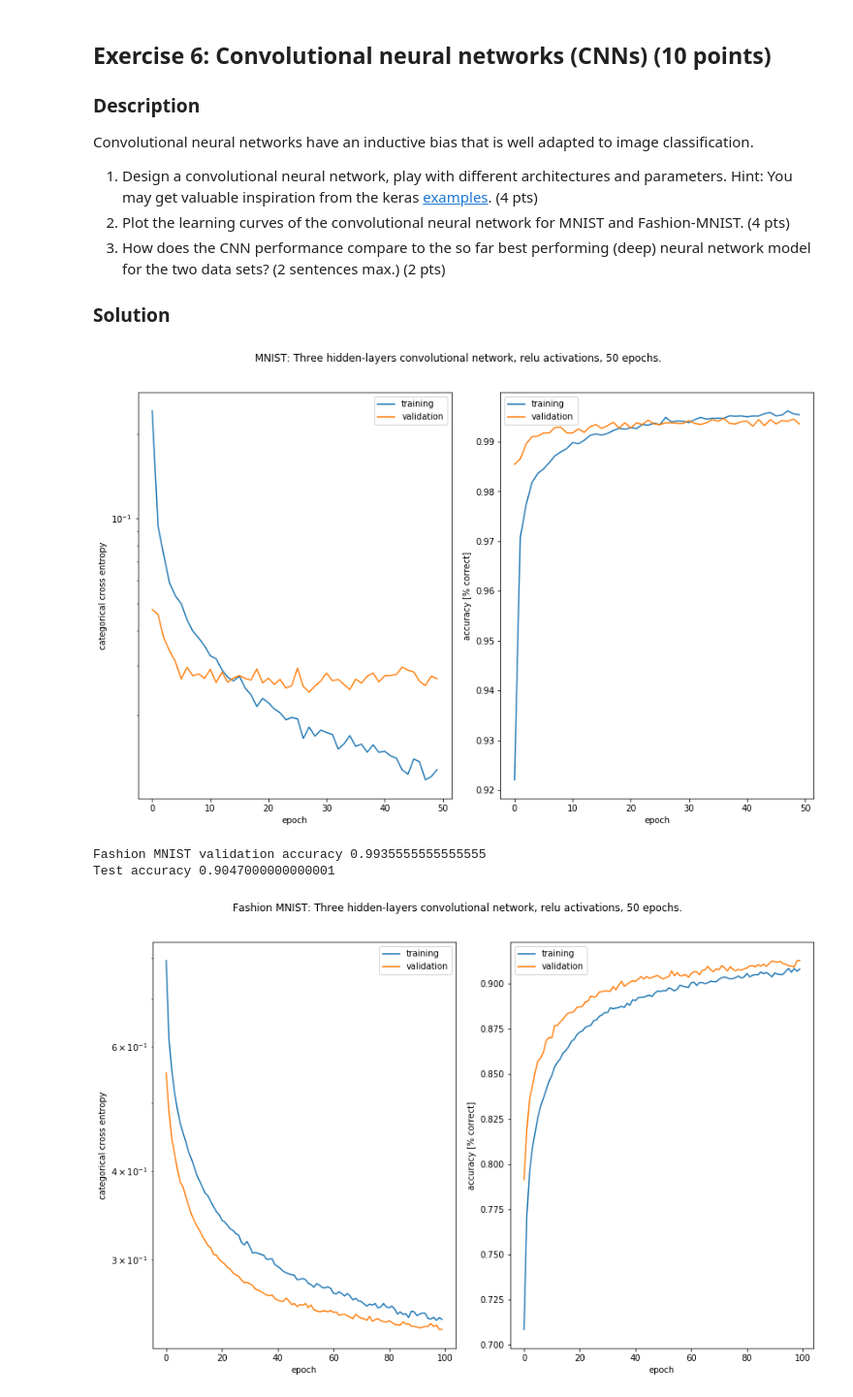
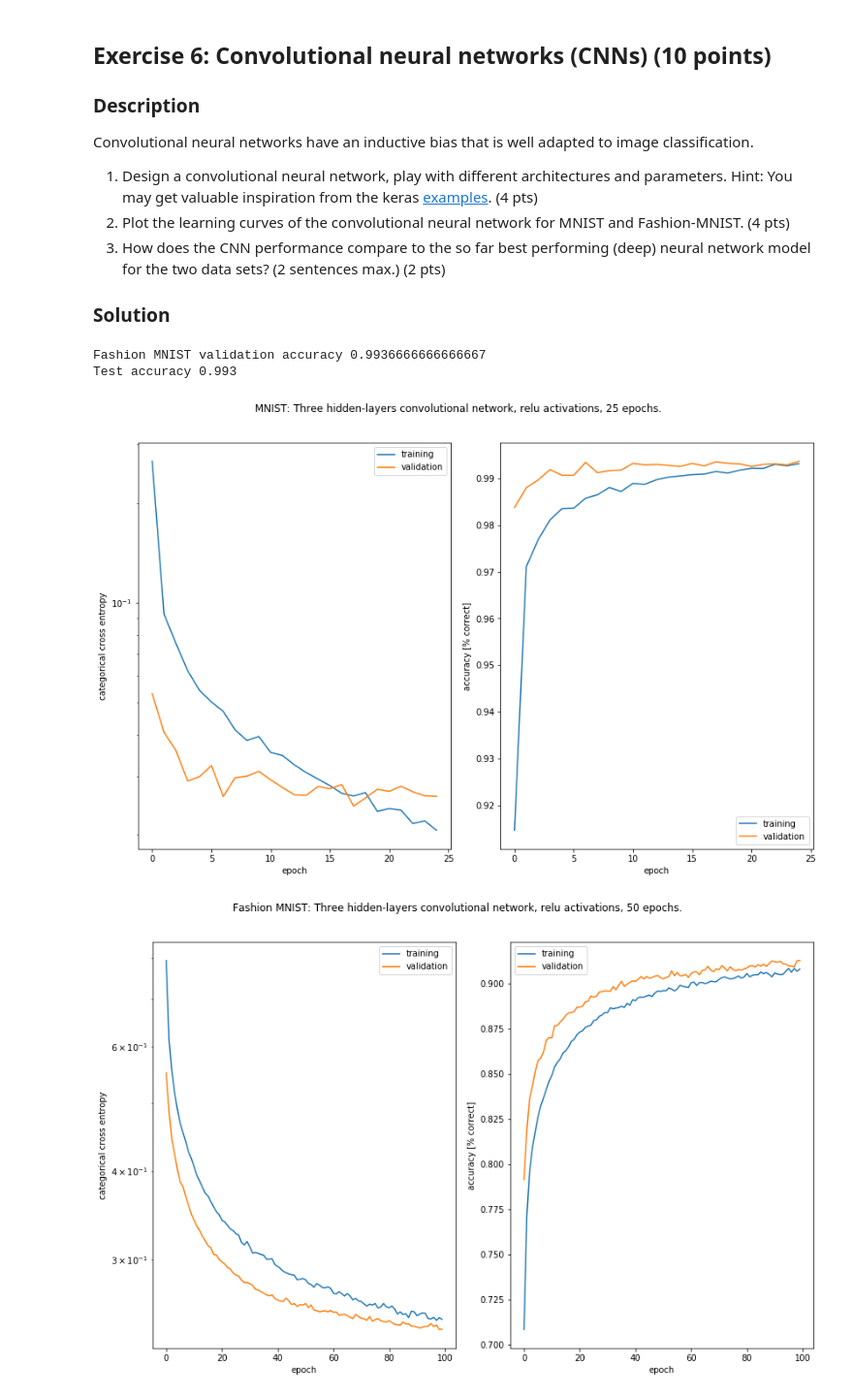
Before and after one commit to MartinStrambach/ANN_projects, a Jupyter notebook: project1.ipynb, the cells around one changed output. Shown at 97% size. Drawn from its saved outputs; the diff is of its cells as text; code cells hidden in the pictures.

Commit message:
Retrain MNIST network with less epochs.

```diff
--- a/project1.ipynb
+++ b/project1.ipynb
@@ -651,17 +653,13 @@ model_cnn1.compile(optimizer=adam,
-# %%
-history_cnn1a = model_cnn1.fit(x_train_cnn, y_train, epochs=nb_epochs, batch_size=batch,
-                              validation_split=0.15, verbose=0)
-# %% [output]
-[figure, removed]
 # %%
 plot = plot_history_custom(history_cnn1a, "MNIST: Three hidden-layers convolutional network, relu activations, {} epochs.".format(nb_epochs))
 print("Fashion MNIST validation accuracy " + str(history_cnn1a.history['val_acc'][-1]))
-yhat_test = model_cnn1.predict(x_fashion_test_cnn, batch_size=batch)
-acc = 1 - sum(yhat_test.argmax(1) != y_fashion_test.argmax(1))/y_fashion_test.shape[0]
+yhat_test = model_cnn1.predict(x_test_cnn, batch_size=batch)
+acc = 1 - sum(yhat_test.argmax(1) != y_test.argmax(1))/y_test.shape[0]
 print("Test accuracy " + str(acc))
 # %% [output]
-Fashion MNIST validation accuracy 0.9935555555555555
-Test accuracy 0.9047000000000001
+Fashion MNIST validation accuracy 0.9936666666666667
+Test accuracy 0.993
+[figure, added]
 # %%
 nb_epochs = 100
 history_cnn1b = model_cnn1.fit(x_fashion_train_cnn, y_fashion_train, epochs=nb_epochs, batch_size=batch,
```
Also changed, not shown: parts of 2 cells of this notebook.
